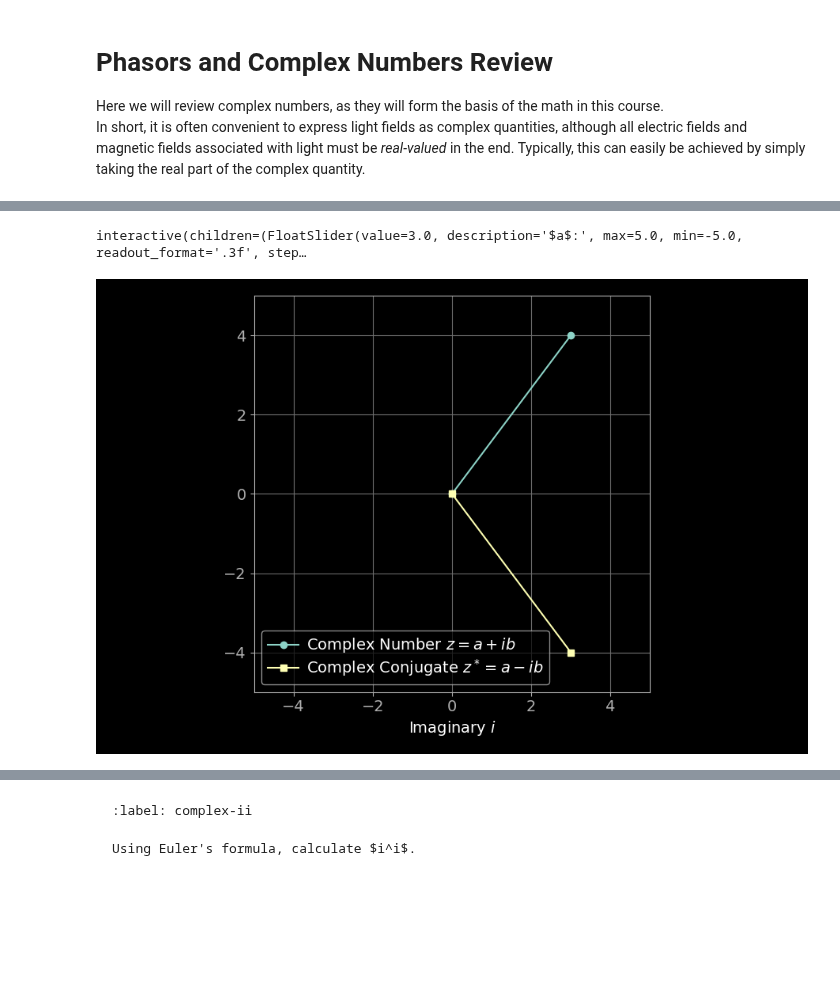
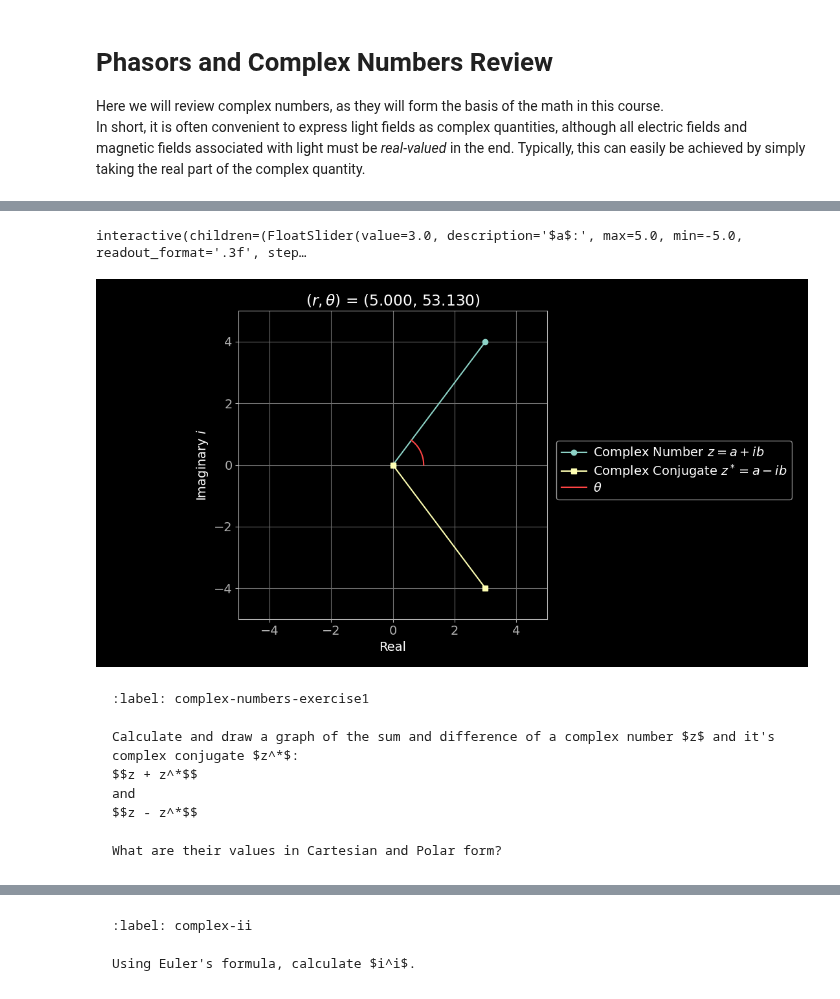
Before and after one commit to ccahilla/lasers-and-optomechanics, a Jupyter notebook: chapters/00_introduction.ipynb, the cells around one changed output, grey strips where cells are left out. Saved outputs shown, nothing was run; the diff lists cells and outputs as text; code cells hidden in the pictures; blank space fills up the shorter version.

````diff
--- a/chapters/00_introduction.ipynb
+++ b/chapters/00_introduction.ipynb
@@ -120,24 +132,33 @@ where $r$ represents the radial distance away from the $(0,0)$ point of the comp
 # %%
-#| label: fig:three_d_wave
+#| label: fig:complex_numbers
 #| "tags": [ "hide-input",]
-fig = plt.figure()
+fig = plt.figure(figsize=(11,6))
 ax = fig.add_subplot()
 
 aa = 3.0
 bb = 4.0
+rr = np.sqrt(aa**2 + bb**2)
+theta = 180/np.pi * np.arctan2(bb, aa)
+
+thetas = np.linspace(np.pi * theta / 180, 0, 100)
+xxs = np.cos(thetas)
+yys = np.sin(thetas)
 
 line1, = ax.plot([0, aa], [0, bb], 'o-', label="Complex Number $z = a + i b$")
 line2, = ax.plot([0, aa], [0, -bb], 's-', label="Complex Conjugate $z^* = a - i b$")
+arc1, = ax.plot(xxs, yys, color="#ff4444", label=r"$\theta$")
 
 ax.set_xlabel("Real")
-ax.set_xlabel("Imaginary $i$")
+ax.set_ylabel("Imaginary $i$")
 ax.set_xlim([-5, 5])
 ax.set_ylim([-5, 5])
 ax.grid()
 
-ax.legend(loc="lower left")
+ax.set_title(r"(r, \theta) = (" + f"({rr:.3f}, {theta:.3f})")
+
+ax.legend(bbox_to_anchor=(1.01, 0.6))
 ax.set_aspect('equal')
-plt.tight_layout()
+# plt.tight_layout()
 
 def update_complex_number(
     aa_slider_value=aa,
@@ -149,6 +170,13 @@ def update_complex_number(
     aa = aa_slider_value
     bb = bb_slider_value
 
+    rr = np.sqrt(aa**2 + bb**2)
+    theta = 180/np.pi * np.arctan2(bb, aa)
+
+    newthetas = np.linspace(np.pi * theta / 180, 0, 100)
+    newxxs = np.cos(newthetas)
+    newyys = np.sin(newthetas)
+
     # Calculate sine
     newx1 = [0, aa]
     newy1 = [0, bb]
@@ -159,6 +187,10 @@ def update_complex_number(
     line1.set_ydata(newy1)
     line2.set_xdata(newx2)
     line2.set_ydata(newy2)
+    arc1.set_xdata(newxxs)
+    arc1.set_ydata(newyys)
+
+    ax.set_title(r"$(r, \theta)$ = " + f"({rr:.3f}, {theta:.3f})")
 
     fig.canvas.draw_idle()
     return
@@ -168,31 +200,42 @@ aa_slider = FloatSlider(
     value=aa,
     min=-5,
     max=5,
     step=0.01,
     description="$a$:",
     continuous_update=True,  # Only update on release for better performance
     orientation='horizontal',
     readout=True,
     readout_format='.3f',
 )
 bb_slider = FloatSlider(
     value=bb,
     min=-5,
     max=5,
     step=0.01,
     description="$b$:",
     continuous_update=True,  # Only update on release for better performance
     orientation='horizontal',
     readout=True,
     readout_format='.3f',
 )
 
 interact(
     update_complex_number,
     aa_slider_value=aa_slider,
     bb_slider_value=bb_slider,
 )
 plt.show()
 # %% [output]
 interactive(children=(FloatSlider(value=3.0, description='$a$:', max=5.0, min=-5.0, readout_format='.3f', step…
-[figure, old version]
+[figure, new version]
+# %% [markdown]
+```{exercise}
+:label: complex-numbers-exercise1
+
+Calculate and draw a graph of the sum and difference of a complex number $z$ and it's complex conjugate $z^*$:
+$$z + z^*$$
+and
+$$z - z^*$$
+
+What are their values in Cartesian and Polar form?
+```
````
Also changed, not shown: parts of 3 cells of this notebook.
